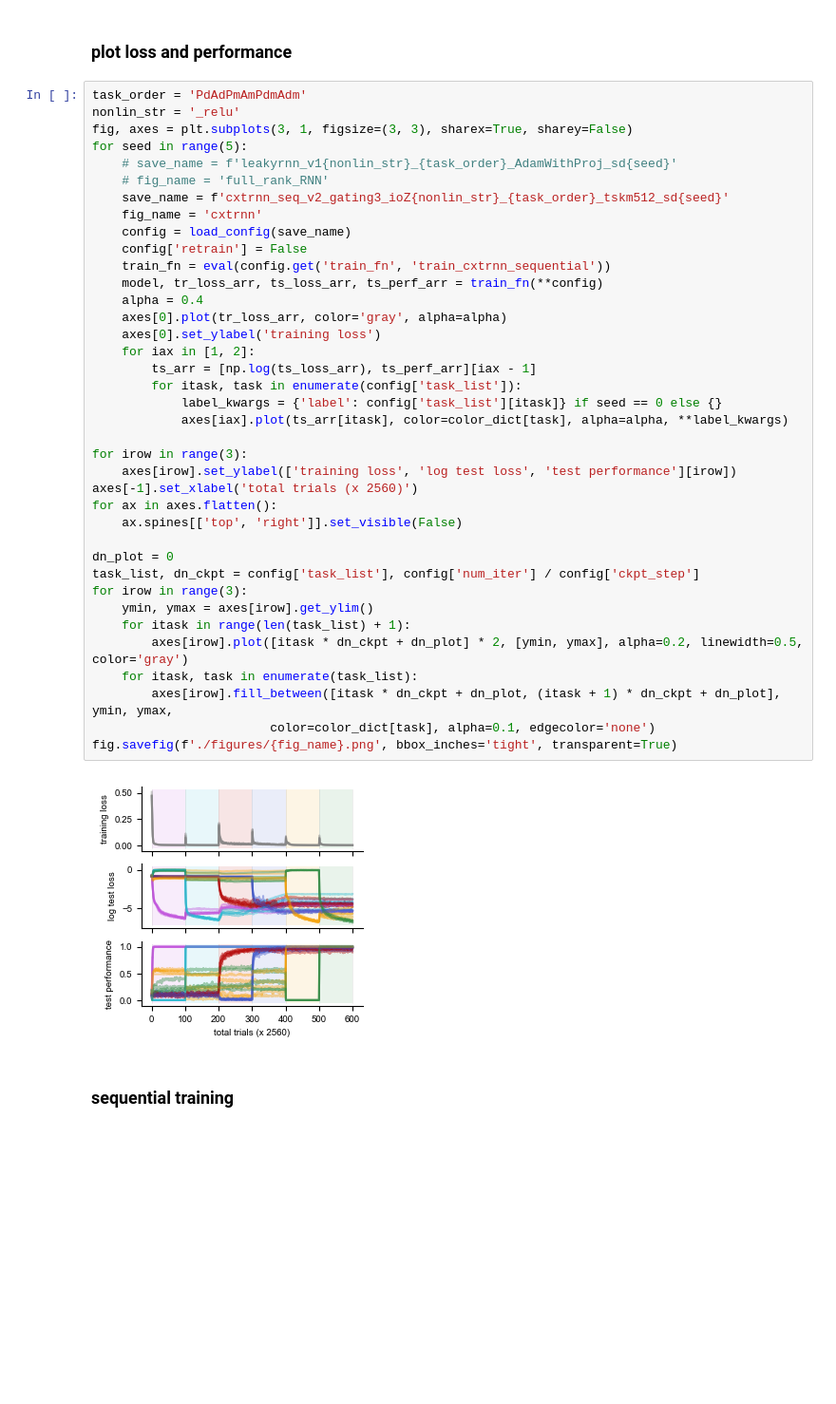
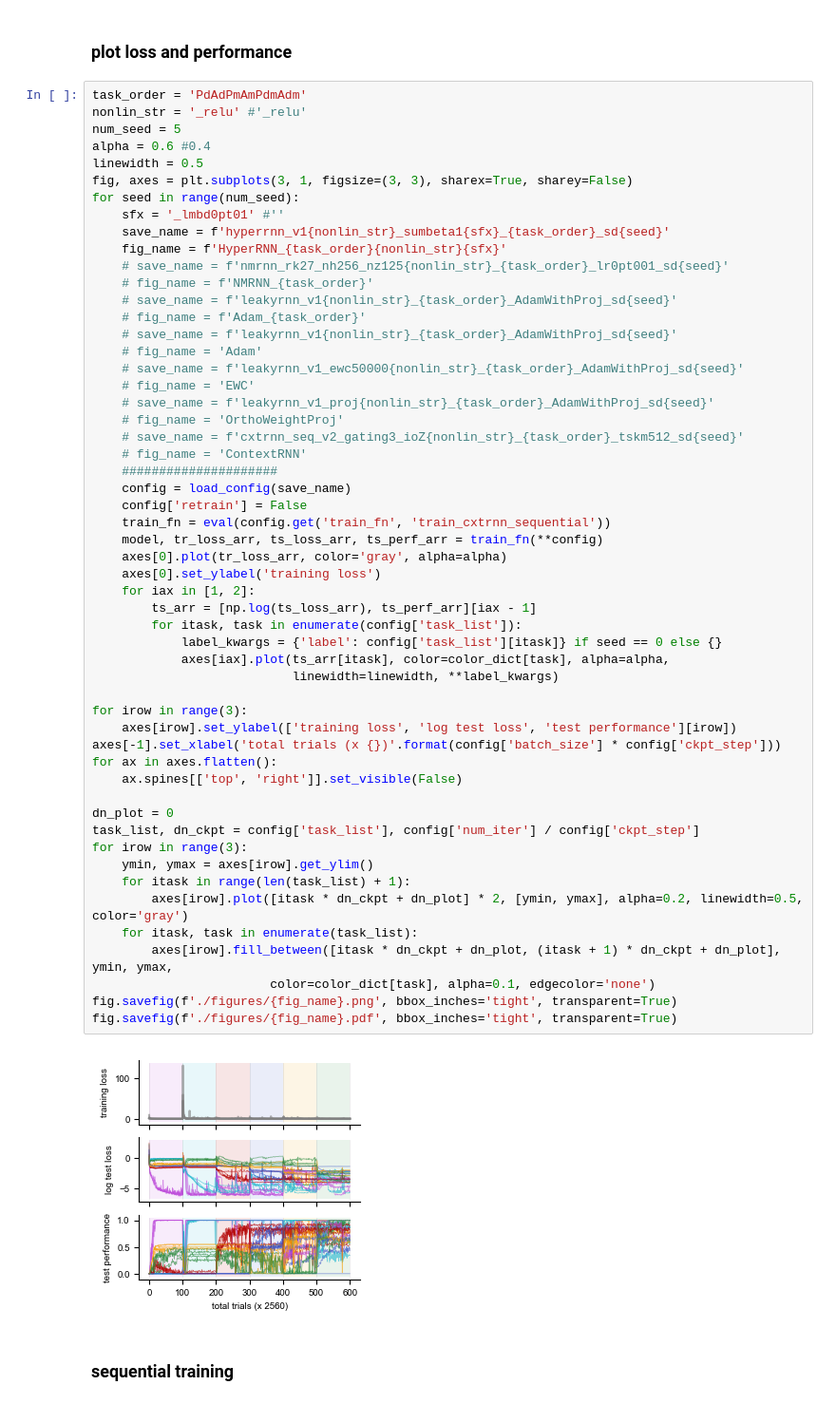
Before and after one commit to hzshan/context_inference_rnn, a Jupyter notebook: train.ipynb, the cells around one changed output. Shown: that part at 95% size. Cells and saved outputs as stored; diff of their text form; blank space fills up the shorter version.

Commit message:
hyper-rnn

```diff
--- a/train.ipynb
+++ b/train.ipynb
@@ -422,44 +422,60 @@ for i_model in range(3):
 ### plot loss and performance
 # %%
 task_order = 'PdAdPmAmPdmAdm'
-nonlin_str = '_relu'
+nonlin_str = '_relu' #'_relu'
+num_seed = 5
+alpha = 0.6 #0.4
+linewidth = 0.5
 fig, axes = plt.subplots(3, 1, figsize=(3, 3), sharex=True, sharey=False)
-for seed in range(5):
+for seed in range(num_seed):
+    sfx = '_lmbd0pt01' #''
+    save_name = f'hyperrnn_v1{nonlin_str}_sumbeta1{sfx}_{task_order}_sd{seed}'
+    fig_name = f'HyperRNN_{task_order}{nonlin_str}{sfx}'
+    # save_name = f'nmrnn_rk27_nh256_nz125{nonlin_str}_{task_order}_lr0pt001_sd{seed}'
+    # fig_name = f'NMRNN_{task_order}'
     # save_name = f'leakyrnn_v1{nonlin_str}_{task_order}_AdamWithProj_sd{seed}'
-    # fig_name = 'full_rank_RNN'
-    save_name = f'cxtrnn_seq_v2_gating3_ioZ{nonlin_str}_{task_order}_tskm512_sd{seed}'
-    fig_name = 'cxtrnn'
+    # fig_name = f'Adam_{task_order}'
+    # save_name = f'leakyrnn_v1{nonlin_str}_{task_order}_AdamWithProj_sd{seed}'
+    # fig_name = 'Adam'
+    # save_name = f'leakyrnn_v1_ewc50000{nonlin_str}_{task_order}_AdamWithProj_sd{seed}'
+    # fig_name = 'EWC'
+    # save_name = f'leakyrnn_v1_proj{nonlin_str}_{task_order}_AdamWithProj_sd{seed}'
+    # fig_name = 'OrthoWeightProj'
+    # save_name = f'cxtrnn_seq_v2_gating3_ioZ{nonlin_str}_{task_order}_tskm512_sd{seed}'
+    # fig_name = 'ContextRNN'
+    #####################
     config = load_config(save_name)
     config['retrain'] = False
     train_fn = eval(config.get('train_fn', 'train_cxtrnn_sequential'))
     model, tr_loss_arr, ts_loss_arr, ts_perf_arr = train_fn(**config)
-    alpha = 0.4
     axes[0].plot(tr_loss_arr, color='gray', alpha=alpha)
     axes[0].set_ylabel('training loss')
     for iax in [1, 2]:
         ts_arr = [np.log(ts_loss_arr), ts_perf_arr][iax - 1]
         for itask, task in enumerate(config['task_list']):
             label_kwargs = {'label': config['task_list'][itask]} if seed == 0 else {}
-            axes[iax].plot(ts_arr[itask], color=color_dict[task], alpha=alpha, **label_kwargs)
+            axes[iax].plot(ts_arr[itask], color=color_dict[task], alpha=alpha,
+                           linewidth=linewidth, **label_kwargs)
 
 for irow in range(3):
     axes[irow].set_ylabel(['training loss', 'log test loss', 'test performance'][irow])
-axes[-1].set_xlabel('total trials (x 2560)')
+axes[-1].set_xlabel('total trials (x {})'.format(config['batch_size'] * config['ckpt_step']))
 for ax in axes.flatten():
     ax.spines[['top', 'right']].set_visible(False)
 
 dn_plot = 0
 task_list, dn_ckpt = config['task_list'], config['num_iter'] / config['ckpt_step']
 for irow in range(3):
     ymin, ymax = axes[irow].get_ylim()
     for itask in range(len(task_list) + 1):
         axes[irow].plot([itask * dn_ckpt + dn_plot] * 2, [ymin, ymax], alpha=0.2, linewidth=0.5, color='gray')
     for itask, task in enumerate(task_list):
         axes[irow].fill_between([itask * dn_ckpt + dn_plot, (itask + 1) * dn_ckpt + dn_plot], ymin, ymax,
                         color=color_dict[task], alpha=0.1, edgecolor='none')
 fig.savefig(f'./figures/{fig_name}.png', bbox_inches='tight', transparent=True)
+fig.savefig(f'./figures/{fig_name}.pdf', bbox_inches='tight', transparent=True)
 # %% [output]
-[figure, old version]
+[figure, new version]
 # %% [markdown]
 ### sequential training
 # %%
```
Also changed, not shown: parts of 5 cells of this notebook, 2 other files.
